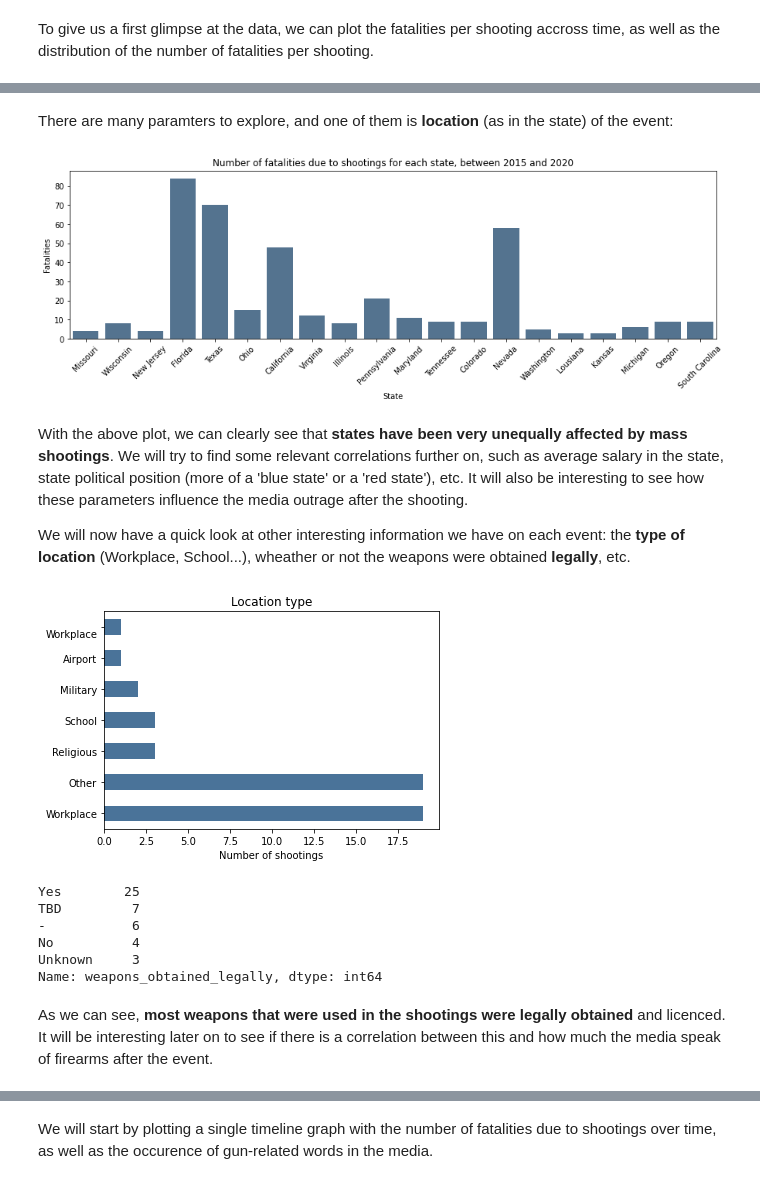
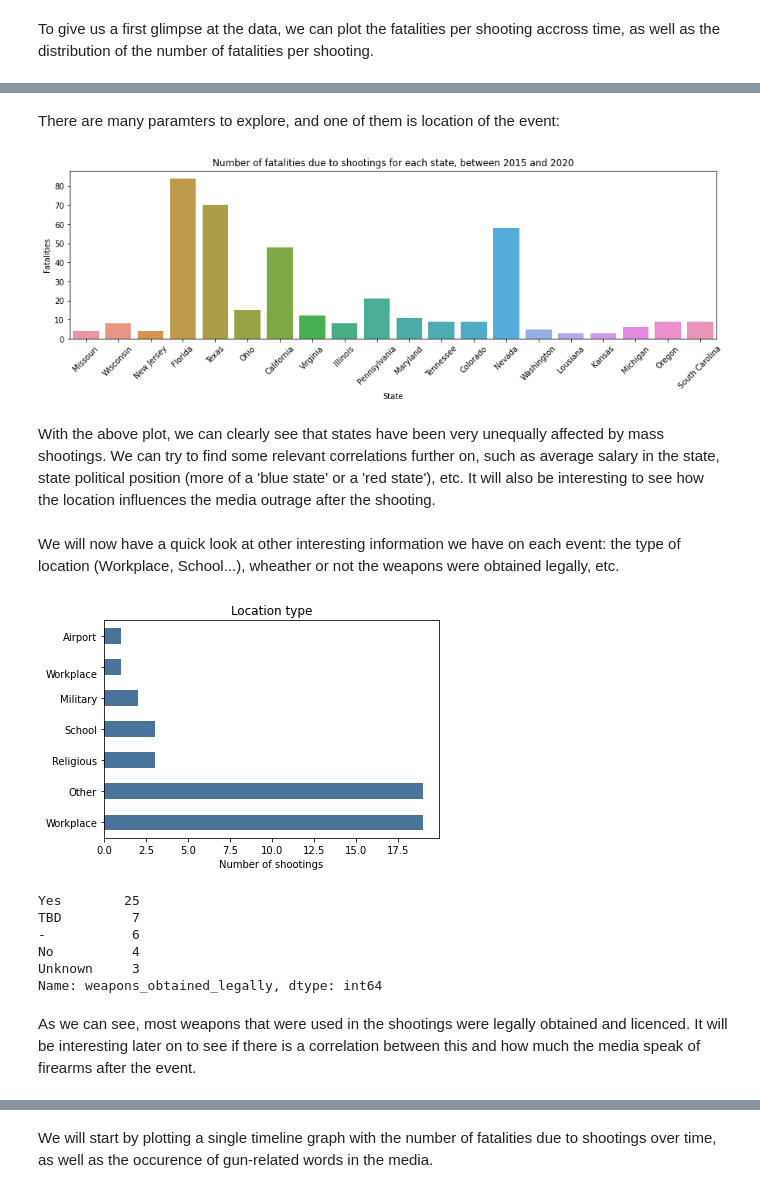
Before and after one commit to epfl-ada/ada-2021-project-clezemath, a Jupyter notebook: milestone2.ipynb, the cells around one changed output, grey strips where cells are left out. Drawn from its saved outputs; the diff is of its cells as text; code cells hidden in the pictures.

```diff
--- a/milestone2.ipynb
+++ b/milestone2.ipynb
@@ -144,3 +271,6 @@ dtype: object
+# %%
+df['age_of_shooter'] = df['age_of_shooter'].replace('-', np.nan)
+df['age_of_shooter'] = df['age_of_shooter'].astype(float)
 # %% [markdown]
 To give us a first glimpse at the data, we can plot the fatalities per shooting accross time, as well as the distribution of the number of fatalities per shooting.
 # %%
@@ -164,21 +307,22 @@ There isn't much data, but we can say it seems to follow a power law: most of th
 # %% [markdown]
-There are many paramters to explore, and one of them is **location** (as in the state) of the event:
+There are many paramters to explore, and one of them is location of the event:
 # %%
 # Ploting the number of fatalities per state
+
 fig, ax = plt.subplots(figsize=(15, 4))
-ax = sns.barplot(y = df['fatalities'], x = df['state'], estimator = sum, ci = None, color='#4a7399')
+ax = sns.barplot(y = df['fatalities'], x = df['state'], estimator = sum, ci = None)
 
 ax.set_xlabel("State")
 ax.set_ylabel("Fatalities")
 ax.set_title("Number of fatalities due to shootings for each state, between 2015 and 2020")
 plt.xticks(rotation=45)
 plt.show()
 # %% [output]
-[figure, old version]
+[figure, new version]
 # %% [markdown]
-With the above plot, we can clearly see that **states have been very unequally affected by mass shootings**. We will try to find some relevant correlations further on, such as average salary in the state, state political position (more of a 'blue state' or a 'red state'), etc. It will also be interesting to see how these parameters influence the media outrage after the shooting.
-
-We will now have a quick look at other interesting information we have on each event: the **type of location** (Workplace, School...), wheather or not the weapons were obtained **legally**, etc.
+With the above plot, we can clearly see that states have been very unequally affected by mass shootings. We can try to find some relevant correlations further on, such as average salary in the state, state political position (more of a 'blue state' or a 'red state'), etc. It will also be interesting to see how the location influences the media outrage after the shooting.
+# %% [markdown]
+We will now have a quick look at other interesting information we have on each event: the type of location (Workplace, School...), wheather or not the weapons were obtained legally, etc.
 # %%
 # Rename column location.1 to remove the dot
 df.rename(columns={"location.1": "location1"}, inplace=True)
@@ -188,7 +332,7 @@ plt.title('Location type')
 plt.xlabel('Number of shootings')
 plt.show()
 # %% [output]
-[figure, old version]
+[figure, new version]
 # %%
 # Check if the used weapons were obtained legally or not:
 df.weapons_obtained_legally.value_counts().head()
@@ -200,6 +344,6 @@ No          4
 Unknown     3
 Name: weapons_obtained_legally, dtype: int64
 # %% [markdown]
-As we can see, **most weapons that were used in the shootings were legally obtained** and licenced. It will be interesting later on to see if there is a correlation between this and how much the media speak of firearms after the event.
+As we can see, most weapons that were used in the shootings were legally obtained and licenced. It will be interesting later on to see if there is a correlation between this and how much the media speak of firearms after the event.
 # %%
 df.race.value_counts().plot(kind='pie',colors=sns.color_palette('rocket'))
```
Also changed, not shown: parts of 48 cells of this notebook.
